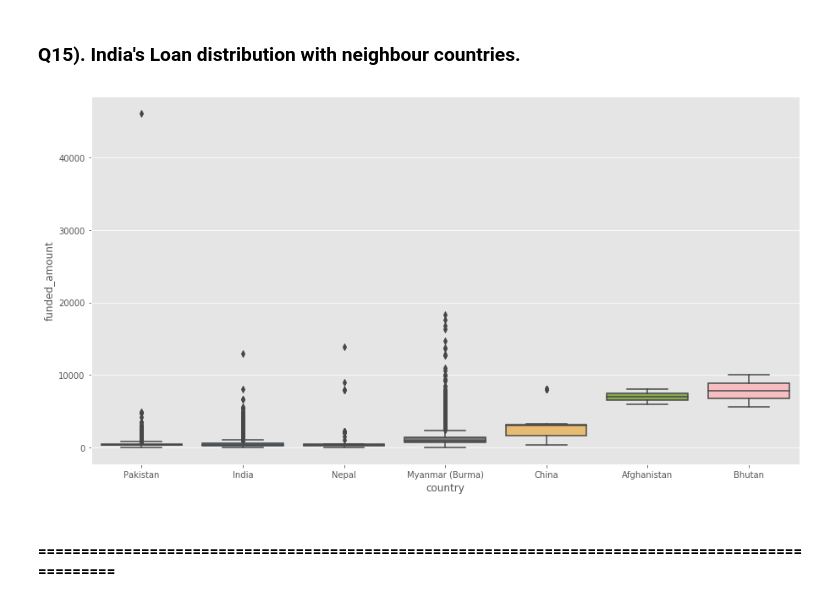
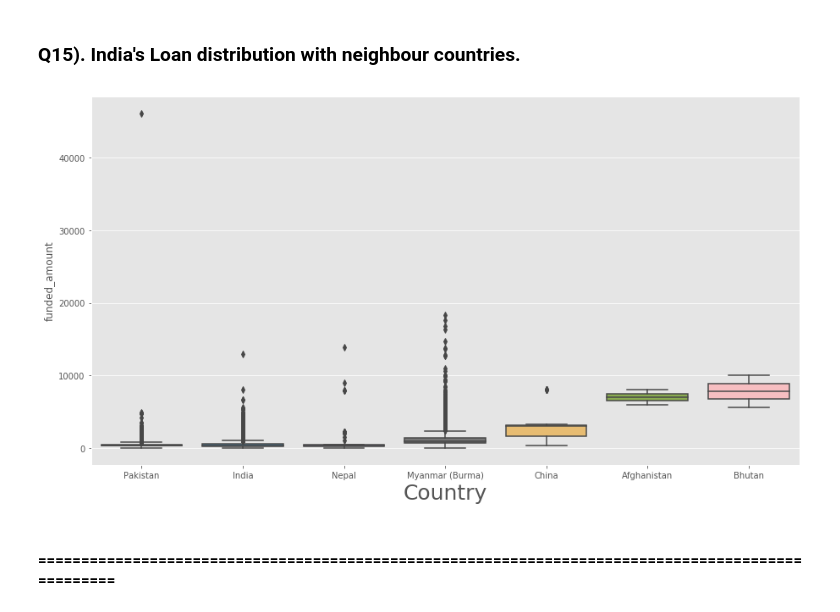
Before and after one commit to rahul-72/Kiva_Crowdfunding_Data_Analysis, a Jupyter notebook: kiva.ipynb, the cells around one changed output. Cells and saved outputs as stored; diff of their text form; code cells hidden in the pictures.

```diff
--- a/kiva.ipynb
+++ b/kiva.ipynb
@@ -446,9 +450,10 @@ The data of Sri Lanka and Bangladesh is not there in kiva's dataset.
 # %%
 plt.figure(figsize=(15,8))
 sns.boxplot(data=df_india, x='country', y='funded_amount')
+plt.xlabel('Country', fontsize=25)
 plt.show()
 # %% [output]
-[figure, old version]
+[figure, new version]
 # %% [markdown]
 #### ==================================================================================================
 # %% [markdown]
```
Also changed, not shown: parts of 15 cells of this notebook.
